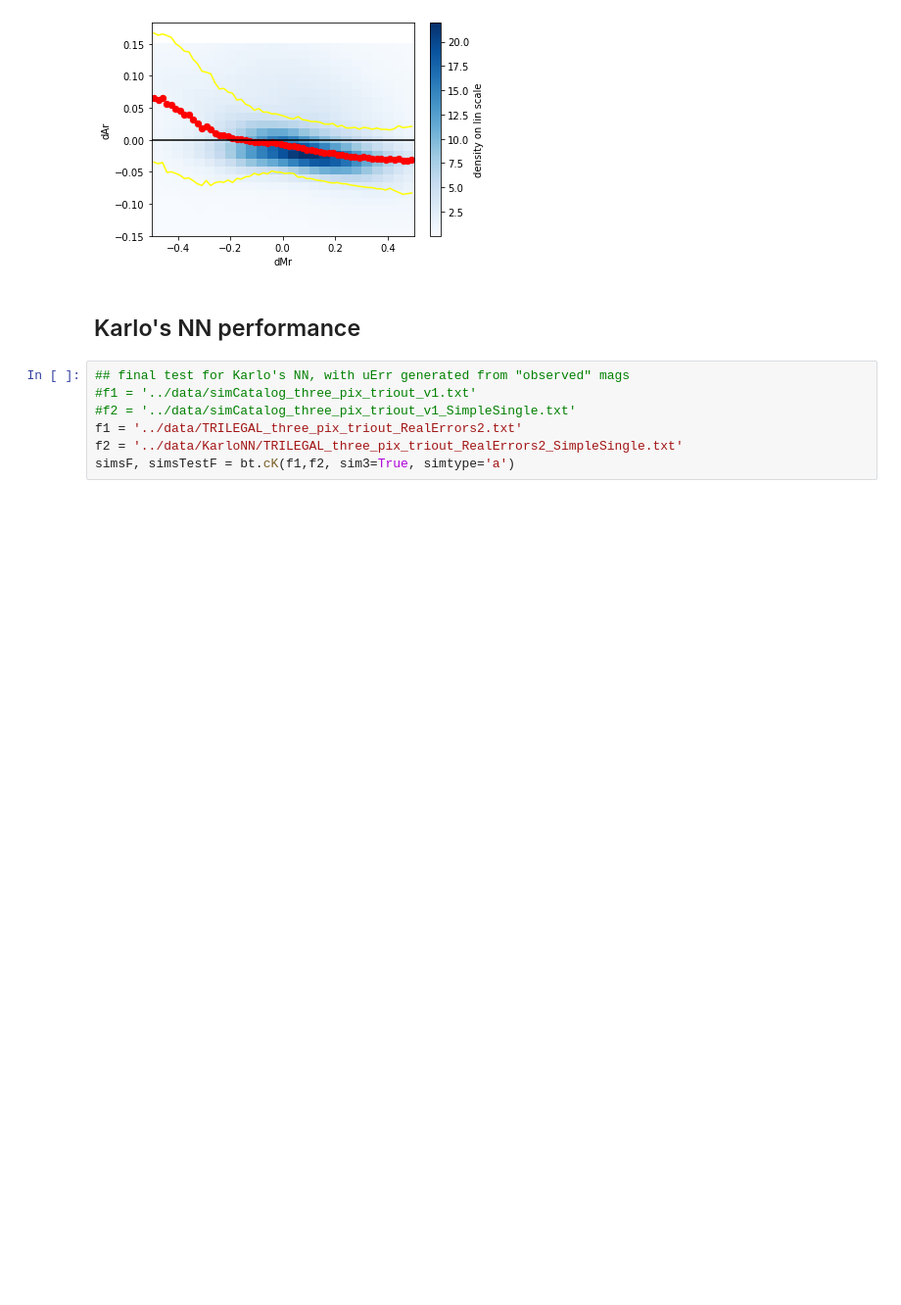
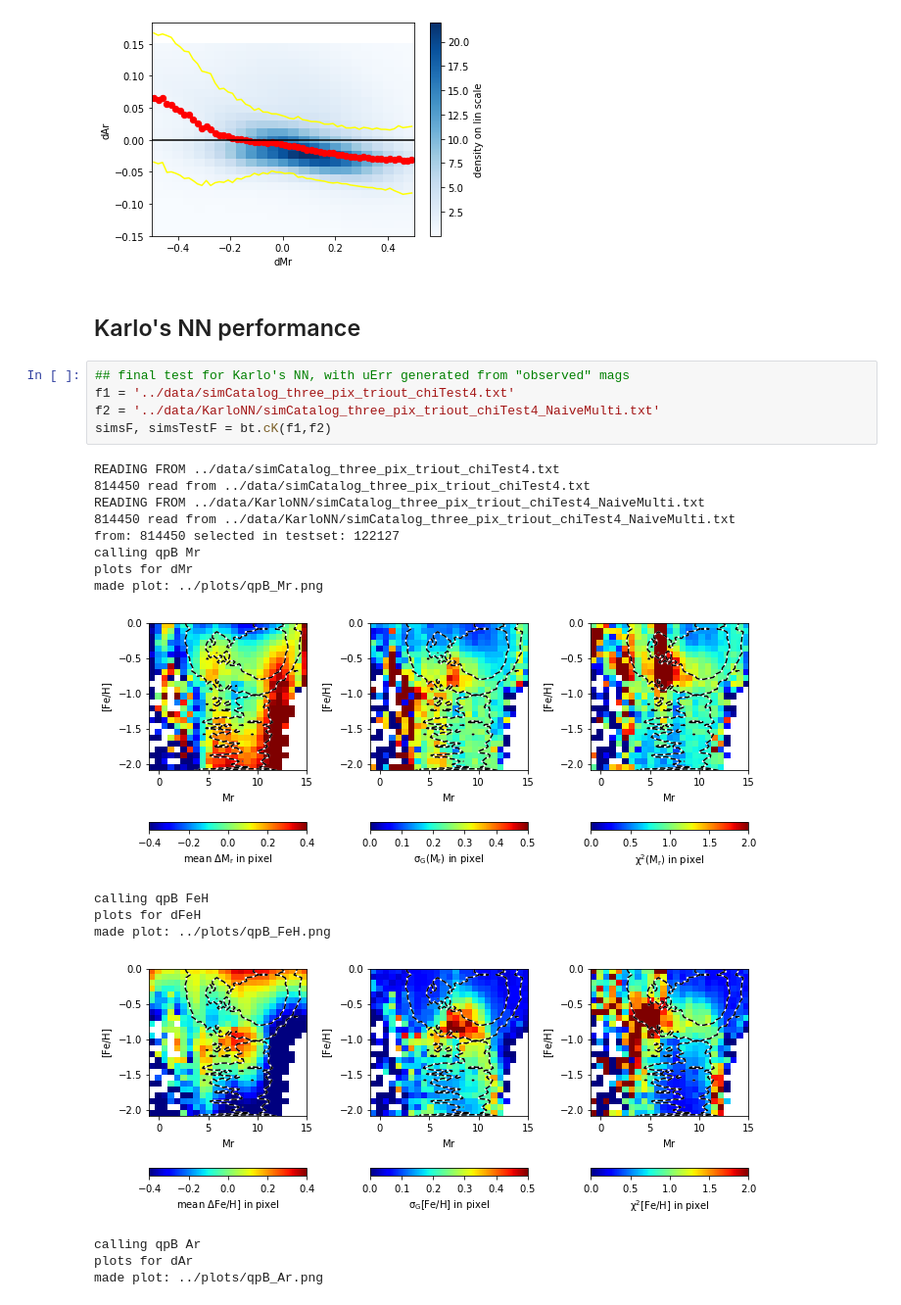
Before and after one commit to labastro-rbi/photoD, a Jupyter notebook: notebooks/compare2truth3D.ipynb, the cells around one changed output. Shown at 98% size. Cells and saved outputs as stored; diff of their text form; blank space fills up the shorter version.

```diff
--- a/notebooks/compare2truth3D.ipynb
+++ b/notebooks/compare2truth3D.ipynb
@@ -155,8 +180,23 @@ lt.makeStatsTable3D(s2, dMrname='dMr', dFeHname='dFeH', magName='umag', magThres
 ## Karlo's NN performance
 # %%
 ## final test for Karlo's NN, with uErr generated from "observed" mags
-#f1 = '../data/simCatalog_three_pix_triout_v1.txt'
-#f2 = '../data/simCatalog_three_pix_triout_v1_SimpleSingle.txt'
-f1 = '../data/TRILEGAL_three_pix_triout_RealErrors2.txt'
-f2 = '../data/KarloNN/TRILEGAL_three_pix_triout_RealErrors2_SimpleSingle.txt'
-simsF, simsTestF = bt.cK(f1,f2, sim3=True, simtype='a')
+f1 = '../data/simCatalog_three_pix_triout_chiTest4.txt'
+f2 = '../data/KarloNN/simCatalog_three_pix_triout_chiTest4_NaiveMulti.txt'
+simsF, simsTestF = bt.cK(f1,f2)
+# %% [output]
+READING FROM ../data/simCatalog_three_pix_triout_chiTest4.txt
+814450 read from ../data/simCatalog_three_pix_triout_chiTest4.txt
+READING FROM ../data/KarloNN/simCatalog_three_pix_triout_chiTest4_NaiveMulti.txt
+814450 read from ../data/KarloNN/simCatalog_three_pix_triout_chiTest4_NaiveMulti.txt
+from: 814450 selected in testset: 122127
+calling qpB Mr
+plots for dMr
+made plot: ../plots/qpB_Mr.png
+[figure, added]
+calling qpB FeH
+plots for dFeH
+made plot: ../plots/qpB_FeH.png
+[figure, added]
+calling qpB Ar
+plots for dAr
+made plot: ../plots/qpB_Ar.png
```
Also changed, not shown: parts of 7 cells of this notebook, 5 other files.
